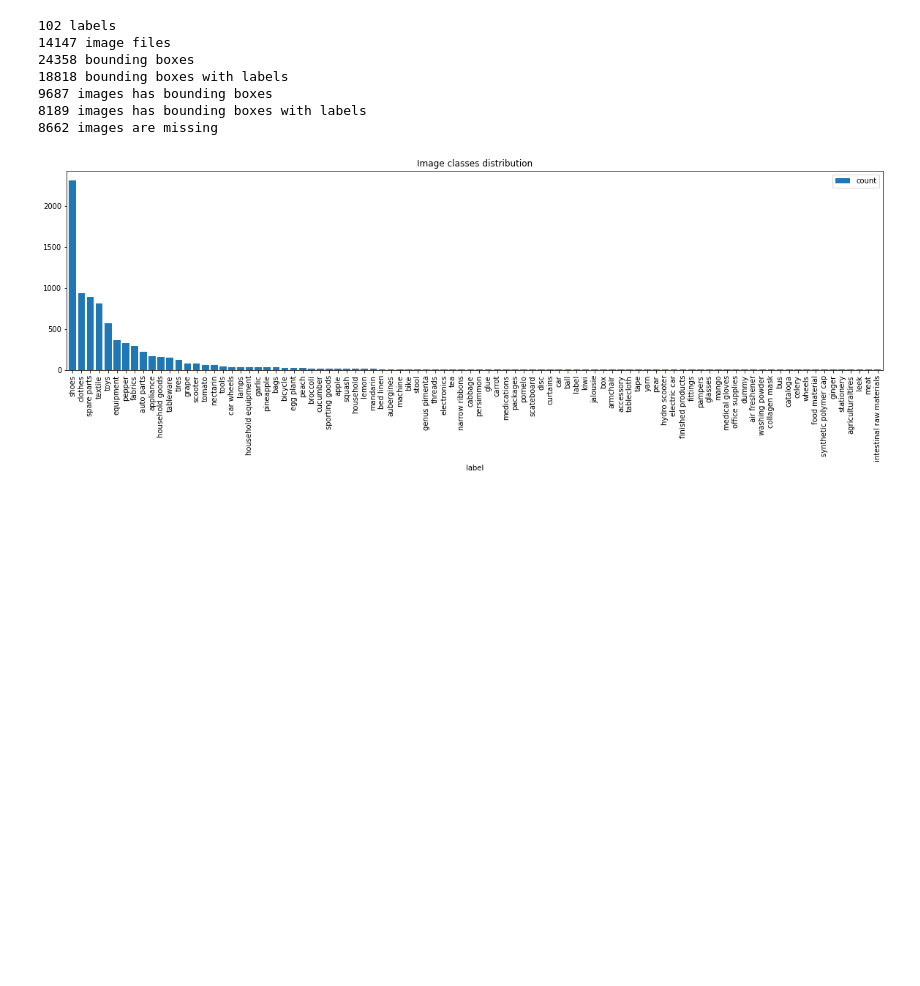
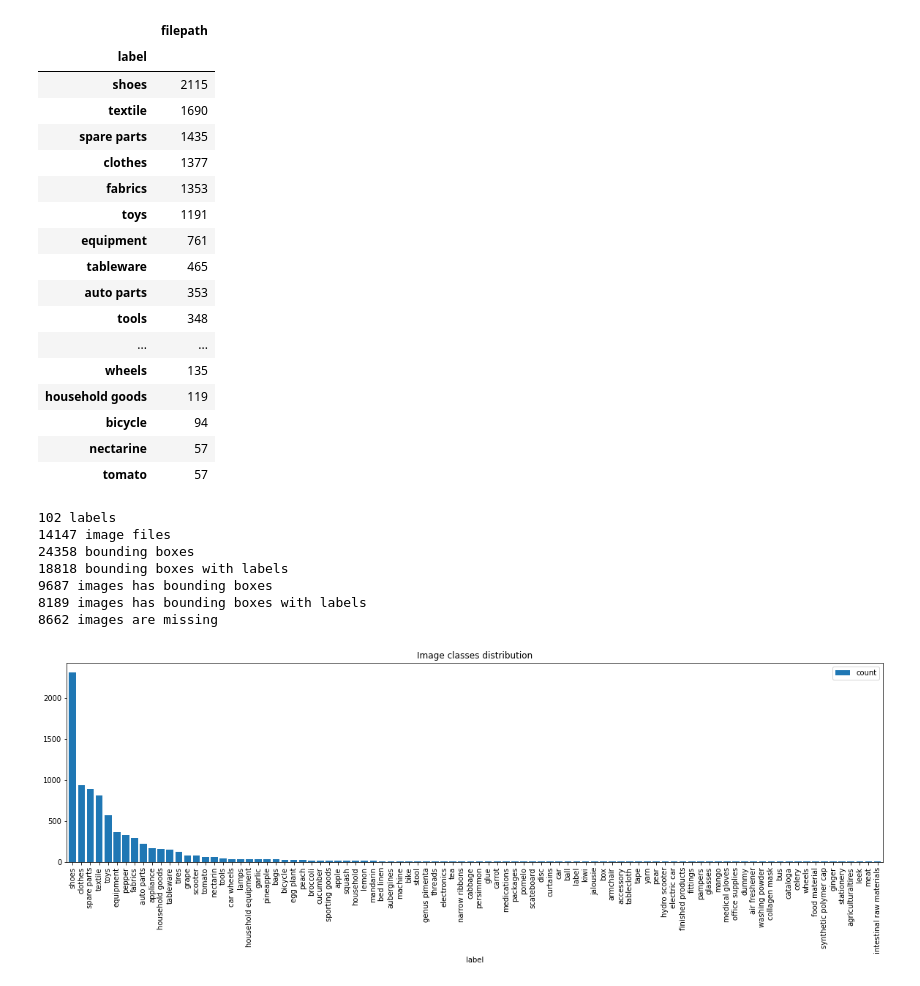
Before and after one commit to IS2AI/cargoxray, a Jupyter notebook: utils/infographics.ipynb, the cells around one changed output. Saved outputs shown, nothing was run; the diff lists cells and outputs as text; code cells hidden in the pictures; blank space fills up the shorter version.

```diff
--- a/utils/infographics.ipynb
+++ b/utils/infographics.ipynb
@@ -55,3 +108,30 @@ combined = annotations.join(images)
+# %%
+combined[['label', 'image_id', 'filepath']]\
+    .drop_duplicates(['image_id', 'label'])\
+    .drop(columns='image_id')\
+    .groupby('label')\
+    .count()\
+    .sort_values('filepath', ascending=False)\
+    .iloc[1:21]
+# %% [output]
+|  | filepath |
+| label |  |
+| shoes | 2115 |
+| textile | 1690 |
+| spare parts | 1435 |
+| clothes | 1377 |
+| fabrics | 1353 |
+| toys | 1191 |
+| equipment | 761 |
+| tableware | 465 |
+| auto parts | 353 |
+| tools | 348 |
+| ... | ... |
+| wheels | 135 |
+| household goods | 119 |
+| bicycle | 94 |
+| nectarine | 57 |
+| tomato | 57 |
 # %%
 print('{} labels'.format(len(
     annotations.loc[annotations['label'].notna(), 'label'].unique())))
```
Also changed, not shown: parts of 8 cells of this notebook, 3 other files.
